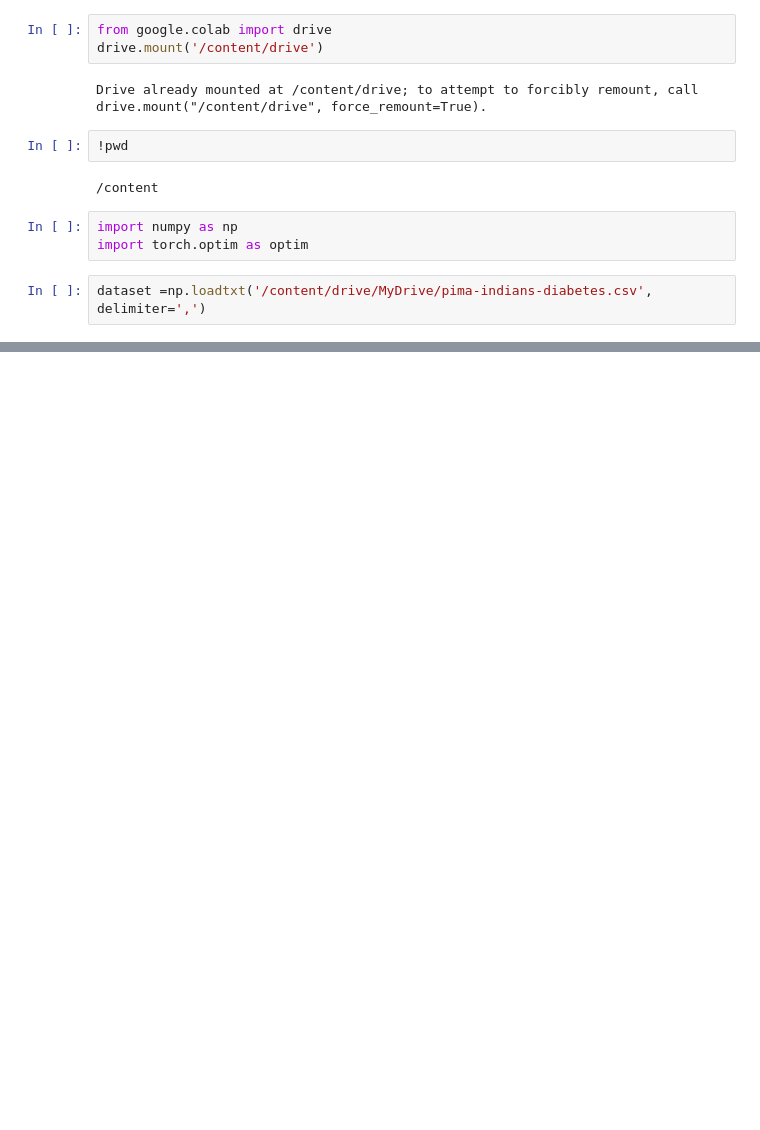
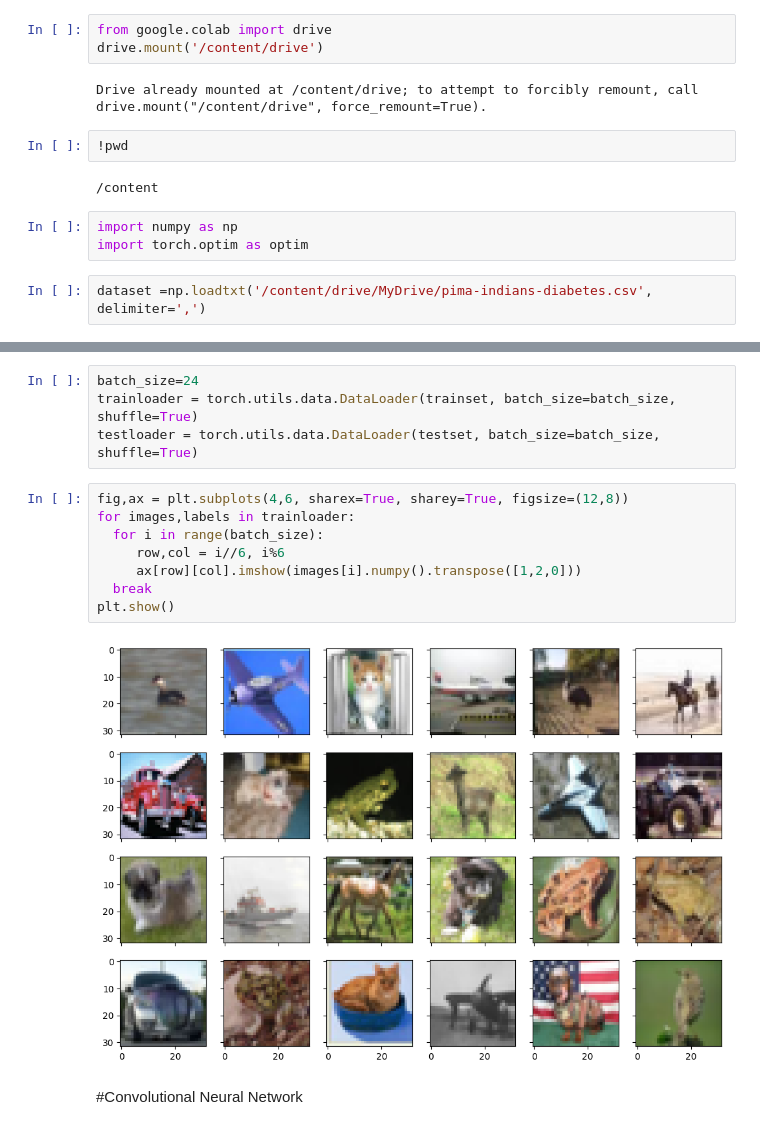
Before and after one commit to Karan345/DS_ML_Practice, a Jupyter notebook: Torch1.ipynb, the cells around one changed output, grey strips where cells are left out. Drawn from its saved outputs; the diff is of its cells as text; blank space fills up the shorter version.

```diff
--- a/Torch1.ipynb
+++ b/Torch1.ipynb
@@ -118,0 +147,16 @@ Accuracy 0.7682291865348816
+# %%
+batch_size=24
+trainloader = torch.utils.data.DataLoader(trainset, batch_size=batch_size, shuffle=True)
+testloader = torch.utils.data.DataLoader(testset, batch_size=batch_size, shuffle=True)
+# %%
+fig,ax = plt.subplots(4,6, sharex=True, sharey=True, figsize=(12,8))
+for images,labels in trainloader:
+  for i in range(batch_size):
+     row,col = i//6, i%6
+     ax[row][col].imshow(images[i].numpy().transpose([1,2,0]))
+  break
+plt.show()
+# %% [output]
+[figure, added]
+# %% [markdown]
+#Convolutional Neural Network
```
Also changed, not shown: parts of 9 cells of this notebook.
